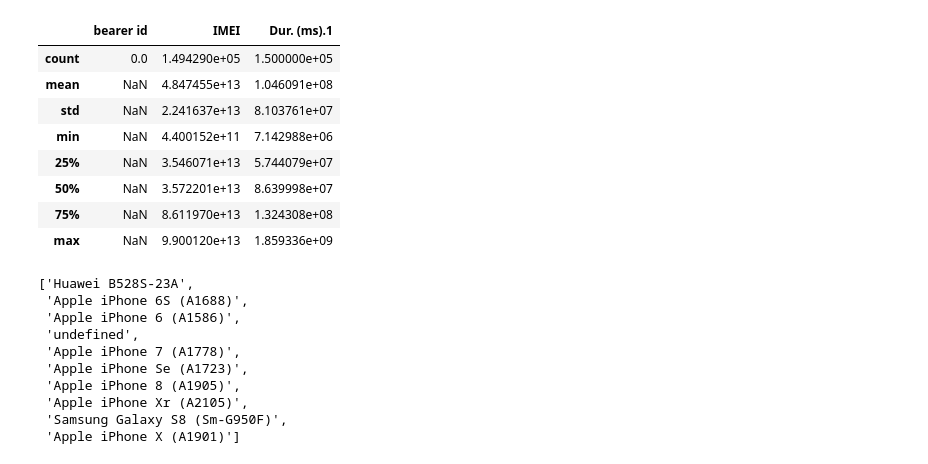
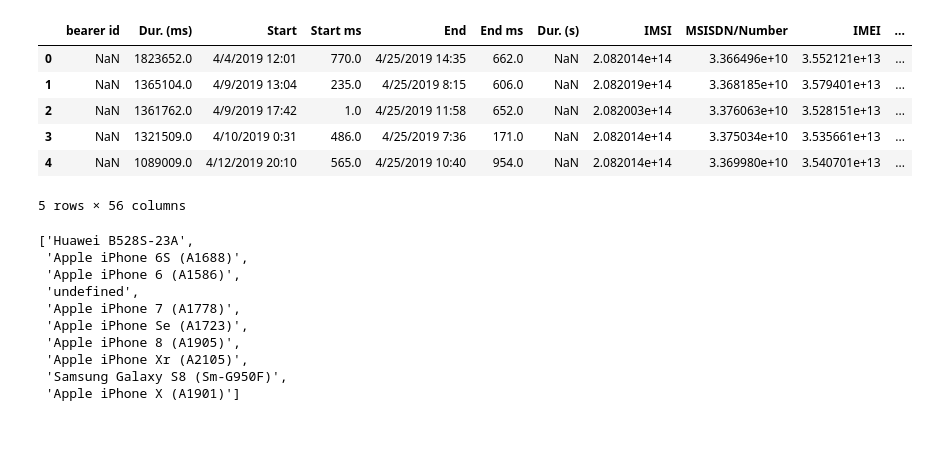
Before and after one commit to abu-bakarr/10-Academy-Week1, a Jupyter notebook: Week1.ipynb, the cells around one changed output. Cells and saved outputs as stored; diff of their text form; code cells hidden in the pictures; blank space fills up the shorter version.

```diff
--- a/Week1.ipynb
+++ b/Week1.ipynb
@@ -15,15 +84,13 @@ df = pd.DataFrame(data, columns= ['bearer id',
 # %%
-df.describe()
+df.head()
 # %% [output]
-|  | bearer id | IMEI | Dur. (ms).1 |
-| count | 0.0 | 1.494290e+05 | 1.500000e+05 |
-| mean | NaN | 4.847455e+13 | 1.046091e+08 |
-| std | NaN | 2.241637e+13 | 8.103761e+07 |
-| min | NaN | 4.400152e+11 | 7.142988e+06 |
-| 25% | NaN | 3.546071e+13 | 5.744079e+07 |
-| 50% | NaN | 3.572201e+13 | 8.639998e+07 |
-| 75% | NaN | 8.611970e+13 | 1.324308e+08 |
-| max | NaN | 9.900120e+13 | 1.859336e+09 |
+|  | bearer id | Dur. (ms) | Start | Start ms | End | End ms | Dur. (s) | IMSI | MSISDN/Number | IMEI | ... |
+| 0 | NaN | 1823652.0 | 4/4/2019 12:01 | 770.0 | 4/25/2019 14:35 | 662.0 | NaN | 2.082014e+14 | 3.366496e+10 | 3.552121e+13 | ... |
+| 1 | NaN | 1365104.0 | 4/9/2019 13:04 | 235.0 | 4/25/2019 8:15 | 606.0 | NaN | 2.082019e+14 | 3.368185e+10 | 3.579401e+13 | ... |
+| 2 | NaN | 1361762.0 | 4/9/2019 17:42 | 1.0 | 4/25/2019 11:58 | 652.0 | NaN | 2.082003e+14 | 3.376063e+10 | 3.528151e+13 | ... |
+| 3 | NaN | 1321509.0 | 4/10/2019 0:31 | 486.0 | 4/25/2019 7:36 | 171.0 | NaN | 2.082014e+14 | 3.375034e+10 | 3.535661e+13 | ... |
+| 4 | NaN | 1089009.0 | 4/12/2019 20:10 | 565.0 | 4/25/2019 10:40 | 954.0 | NaN | 2.082014e+14 | 3.369980e+10 | 3.540701e+13 | ... |
+5 rows × 56 columns
 # %%
 # n =10
 # headset_used_by_customers = df['Handset Type'].value_counts()[:n].index.tolist()
```
Also changed, not shown: parts of 11 cells of this notebook, 2 other files.
